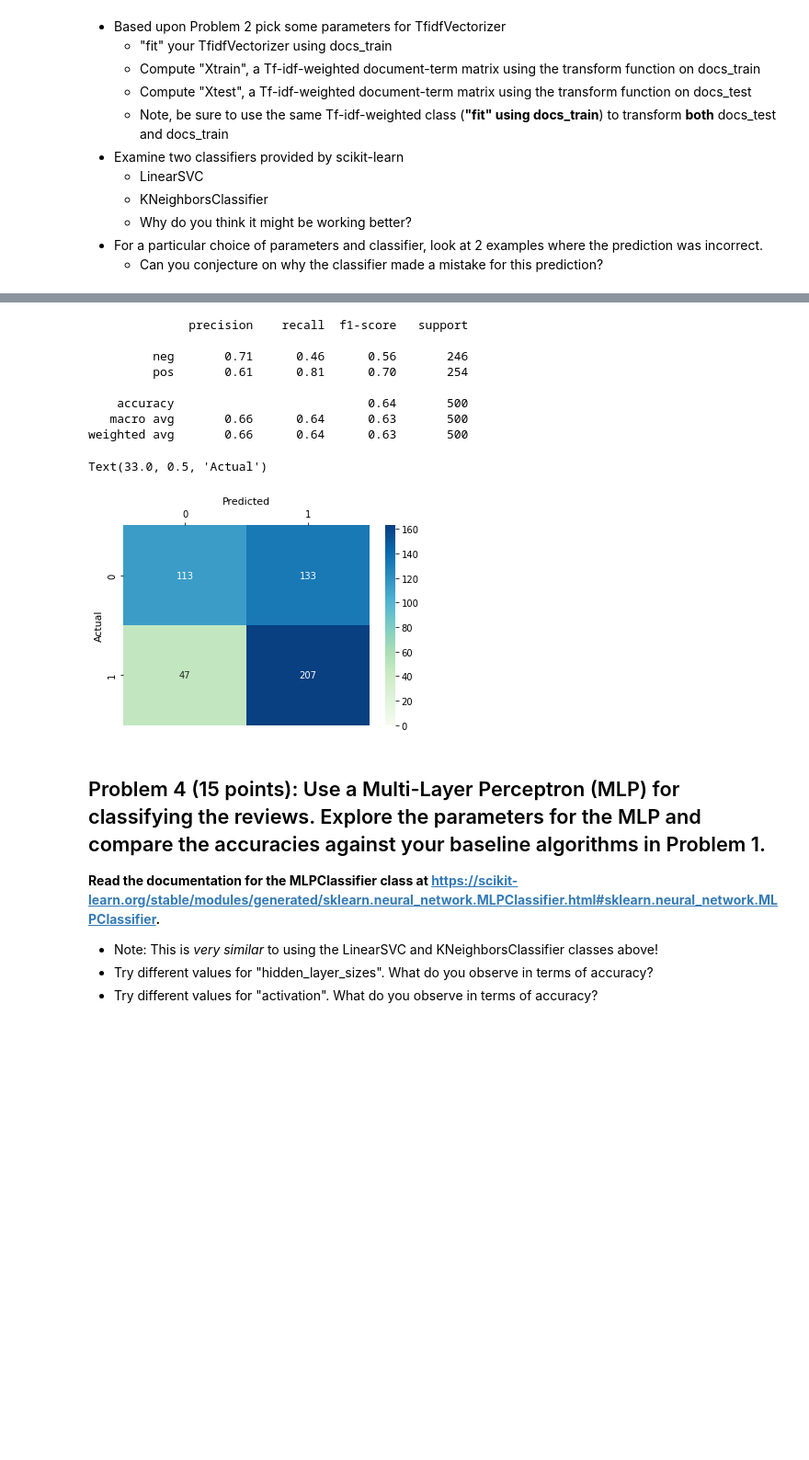
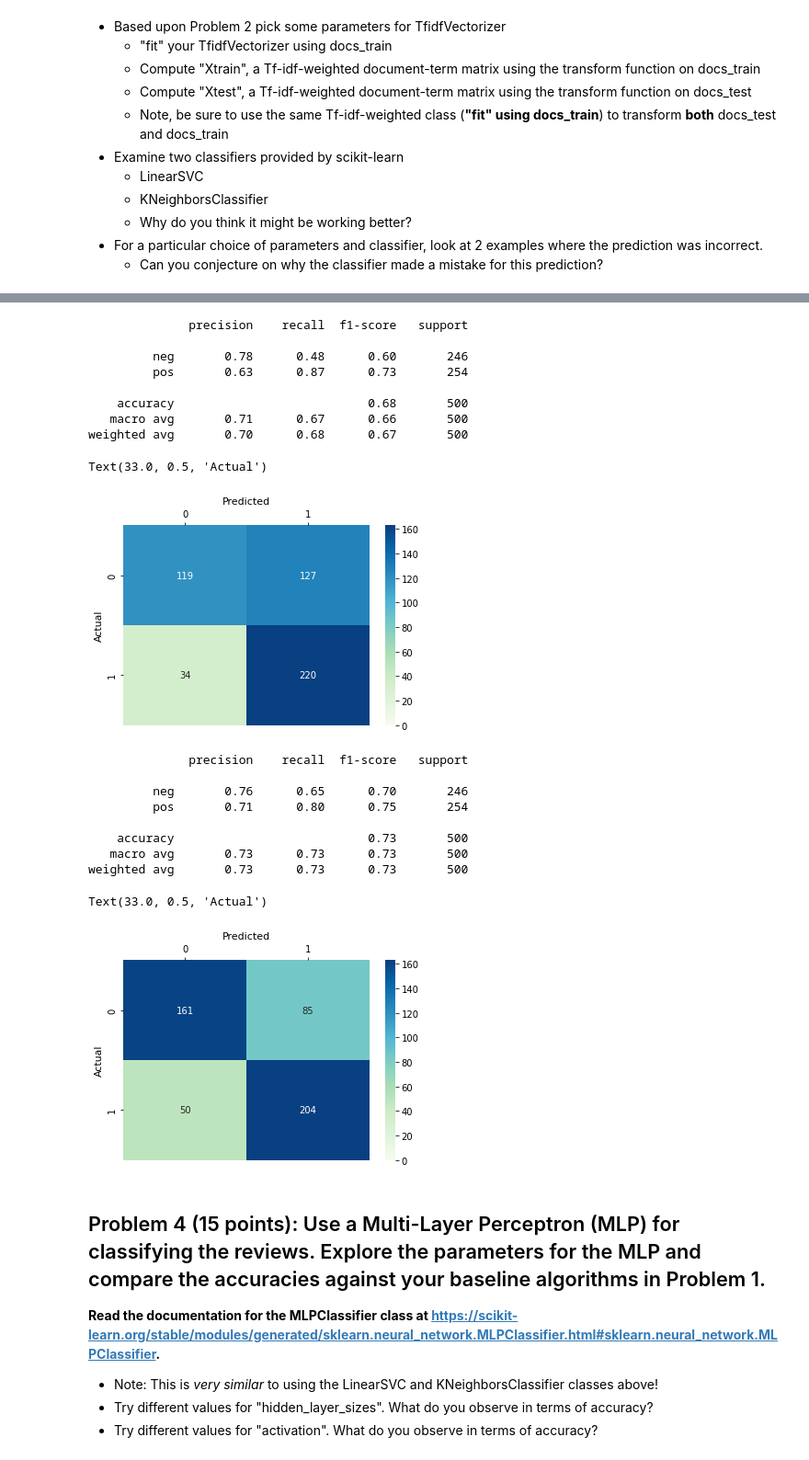
Before and after one commit to GTWFam/Group7_DS3010, a Jupyter notebook: CaseStudy3_NLP.ipynb, the cells around one changed output, grey strips where cells are left out. Shown at 92% size. Saved outputs shown, nothing was run; the diff lists cells and outputs as text; code cells hidden in the pictures; blank space fills up the shorter version.

```diff
--- a/CaseStudy3_NLP.ipynb
+++ b/CaseStudy3_NLP.ipynb
@@ -249,7 +258,11 @@ Text(33.0, 0.5, 'Actual')
 # %%
 from sklearn.neighbors import KNeighborsClassifier
 
-knn_clf = KNeighborsClassifier(n_neighbors=3)
+vectorizer = TfidfVectorizer(min_df=0.10, max_df=0.90, ngram_range=(1,2))
+Xtrain = vectorizer.fit_transform(docs_train)
+Xtest = vectorizer.transform(docs_test)
+
+knn_clf = KNeighborsClassifier(n_neighbors=50)
 
 model = knn_clf.fit(Xtrain, y_train)
 y_predicted = model.predict(Xtest)
@@ -265,14 +278,43 @@ x.set_ylabel('Actual', size=11)
 # %% [output]
               precision    recall  f1-score   support
 
-         neg       0.71      0.46      0.56       246
-         pos       0.61      0.81      0.70       254
+         neg       0.78      0.48      0.60       246
+         pos       0.63      0.87      0.73       254
 
-    accuracy                           0.64       500
-   macro avg       0.66      0.64      0.63       500
-weighted avg       0.66      0.64      0.63       500
+    accuracy                           0.68       500
+   macro avg       0.71      0.67      0.66       500
+weighted avg       0.70      0.68      0.67       500
 Text(33.0, 0.5, 'Actual')
 [figure]
+# %%
+vectorizer = TfidfVectorizer(min_df=0.30, max_df=0.70, ngram_range=(1,2))
+Xtrain = vectorizer.fit_transform(docs_train)
+Xtest = vectorizer.transform(docs_test)
+
+knn_clf = KNeighborsClassifier(n_neighbors=50)
+
+model = knn_clf.fit(Xtrain, y_train)
+y_predicted = model.predict(Xtest)
+
+print(metrics.classification_report(y_test, y_predicted,
+                                    target_names=dataset.target_names))
+
+cm = metrics.confusion_matrix(y_test, y_predicted)
+x = sns.heatmap(cm, vmin=0, vmax=163, annot=True, fmt="d", linewidths=0, cmap="GnBu")
+x.xaxis.tick_top()
+x.set_title('Predicted', size=11)
+x.set_ylabel('Actual', size=11)
+# %% [output]
+              precision    recall  f1-score   support
+
+         neg       0.76      0.65      0.70       246
+         pos       0.71      0.80      0.75       254
+
+    accuracy                           0.73       500
+   macro avg       0.73      0.73      0.73       500
+weighted avg       0.73      0.73      0.73       500
+Text(33.0, 0.5, 'Actual')
+[figure, added]
 # %% [markdown]
 ## Problem 4 (15 points): Use a Multi-Layer Perceptron (MLP) for classifying the reviews.  Explore the parameters for the MLP and compare the accuracies against your baseline algorithms in Problem 1.
 
```
Also changed, not shown: parts of 14 cells of this notebook.
